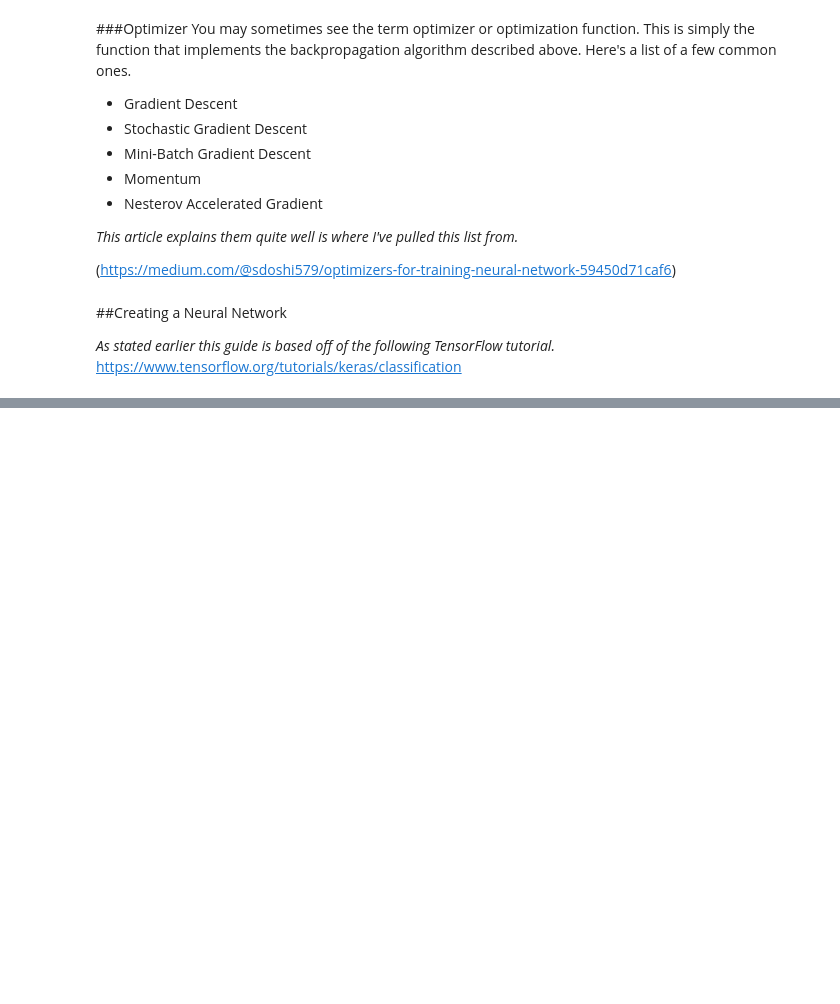
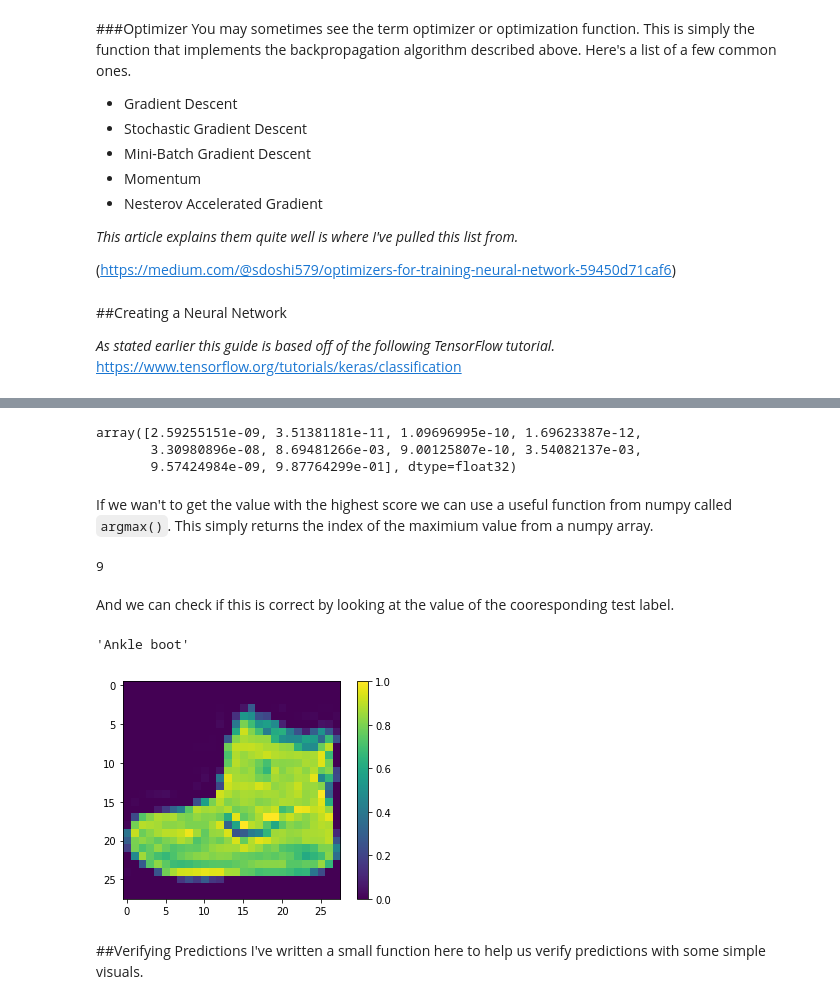
Before and after one commit to AndreaCastiella/Tensorflow2.0-Course-freeCodeCamp, a Jupyter notebook: Module4.ipynb, the cells around one changed output, grey strips where cells are left out. Saved outputs shown, nothing was run; the diff lists cells and outputs as text; code cells hidden in the pictures; blank space fills up the shorter version.

````diff
--- a/Module4.ipynb
+++ b/Module4.ipynb
@@ -157,0 +216,4 @@ https://www.tensorflow.org/tutorials/keras/classification
+# %%
+train_images = train_images / 255.0
+
+test_images = test_images / 255.0
@@ -157,0 +223,6 @@ https://www.tensorflow.org/tutorials/keras/classification
+# %%
+model = keras.Sequential([
+    keras.layers.Flatten(input_shape=(28, 28)),  # input layer (1)
+    keras.layers.Dense(128, activation='relu'),  # hidden layer (2)
+    keras.layers.Dense(10, activation='softmax') # output layer (3)
+])
@@ -157,0 +238,4 @@ https://www.tensorflow.org/tutorials/keras/classification
+# %%
+model.compile(optimizer='adam',
+              loss='sparse_categorical_crossentropy',
+              metrics=['accuracy'])
@@ -157,0 +245,2 @@ https://www.tensorflow.org/tutorials/keras/classification
+# %%
+model.fit(train_images, train_labels, epochs=1)
@@ -157,0 +271,29 @@ https://www.tensorflow.org/tutorials/keras/classification
+# %%
+predictions[0]
+# %% [output]
+array([2.59255151e-09, 3.51381181e-11, 1.09696995e-10, 1.69623387e-12,
+       3.30980896e-08, 8.69481266e-03, 9.00125807e-10, 3.54082137e-03,
+       9.57424984e-09, 9.87764299e-01], dtype=float32)
+# %% [markdown]
+If we wan't to get the value with the highest score we can use a useful function from numpy called ```argmax()```. This simply returns the index of the maximium value from a numpy array.
+# %%
+np.argmax(predictions[0])
+# %% [output]
+9
+# %% [markdown]
+And we can check if this is correct by looking at the value of the cooresponding test label.
+# %%
+class_names[9]
+# %% [output]
+'Ankle boot'
+# %%
+plt.figure()
+plt.imshow(train_images[0])
+plt.colorbar()
+plt.grid(False)
+plt.show()
+# %% [output]
+[figure, added]
+# %% [markdown]
+##Verifying Predictions
+I've written a small function here to help us verify predictions with some simple visuals.
````
Also changed, not shown: parts of 25 cells of this notebook.
